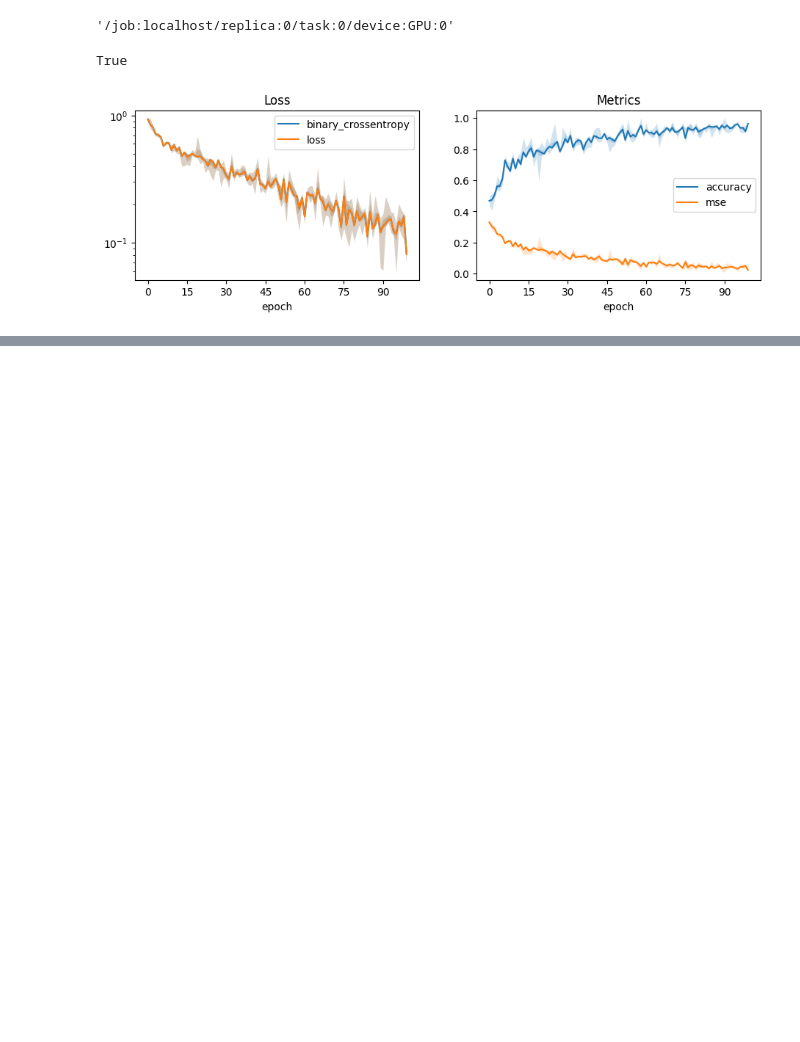
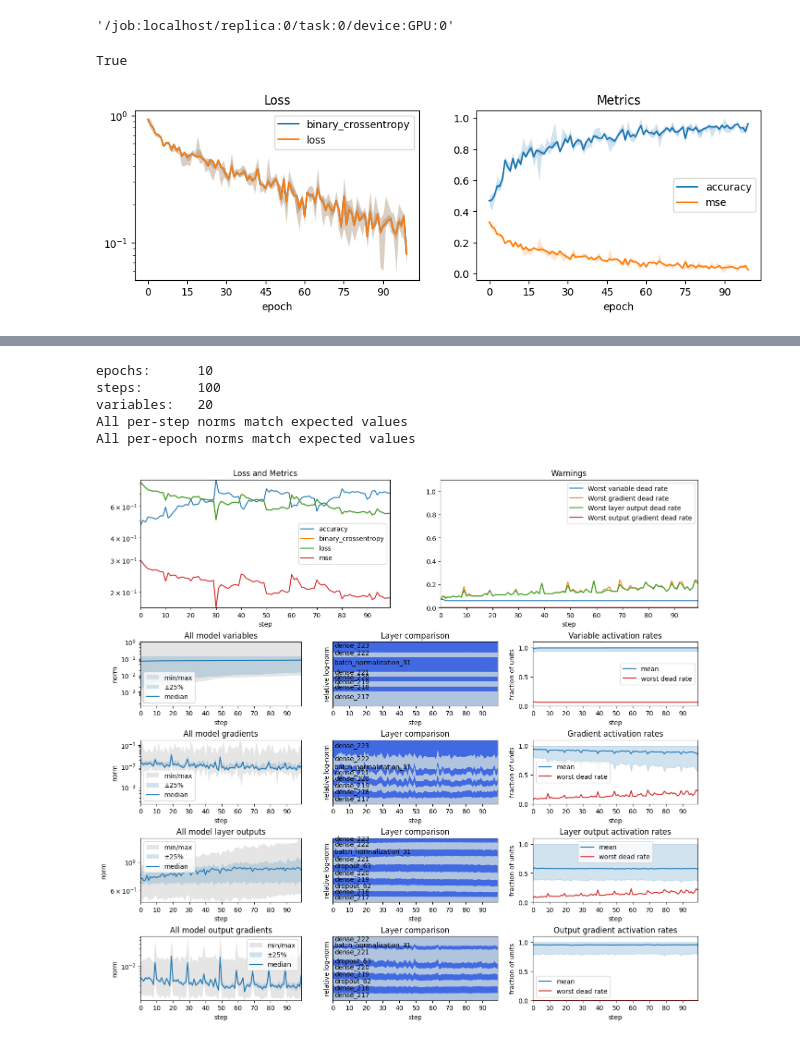
Before and after one commit to malcolmlett/training-instrumentation-toolkit, a Jupyter notebook: Learning_visualisations_v15_gradientNorms.ipynb, the cells around one changed output, grey strips where cells are left out. Cells and saved outputs as stored; diff of their text form; code cells hidden in the pictures; blank space fills up the shorter version.

```diff
--- a/Learning_visualisations_v15_gradientNorms.ipynb
+++ b/Learning_visualisations_v15_gradientNorms.ipynb
@@ -295,0 +324,15 @@ tot.plot_train_history(history)
+# %%
+reload(tot)
+tf.config.run_functions_eagerly(False)
+
+variables = tot.VariableHistoryCallback(per_step=True, collection_sets=[{}])
+gradients = tot.GradientHistoryCallback(per_step=True, collection_sets=[{}])
+outputs = tot.LayerOutputHistoryCallback(per_step=True, collection_sets=[{}])
+epoch_gradients = tot.GradientHistoryCallback(per_step=False, collection_sets=[{}])
+output_gradients = tot.LayerOutputGradientHistoryCallback(per_step=True, collection_sets=[{}])
+
+model = binary_classification_model('he_normal')
+model.compile(optimizer='adam', loss='binary_crossentropy', metrics=['accuracy', 'mse', 'binary_crossentropy'])
+train_X, train_Y, _, _ = binary_classification_dataset()
+dataset = tf.data.Dataset.from_tensor_slices((train_X, train_Y))
+history = tot.fit(model, dataset.batch(32), epochs=10, verbose=0, callbacks=[tot.LessVerboseProgressLogger(), variables, gradients, epoch_gradients, outputs, output_gradients, tot.HistoryStats(per_step=True)])
@@ -295,0 +383,51 @@ tot.plot_train_history(history)
+# %%
+# verify that norms are what we'd expect if computing manually
+batch_count = int(len(gradients.steps) / len(epoch_gradients.epochs))
+print(f"epochs:      {len(epoch_gradients.epochs)}")
+print(f"steps:       {len(gradients.steps)}")
+print(f"variables:   {len(model.variables)}")
+
+err_found = False
+for step in range(len(gradients.steps)):
+  for v_idx in range(len(model.variables)):
+    if model.variables[v_idx].trainable:
+      norm = gradients.value_norms[v_idx][step]
+      raw_grads = gradients.gradients[v_idx][step]
+
+      size = tf.cast(tf.size(raw_grads), dtype=raw_grads.dtype)
+      raw_grad_norm = tf.norm(raw_grads) / tf.sqrt(size)
+
+      if not np.allclose(norm, raw_grad_norm):
+        err_found = True
+        err = norm - raw_grad_norm
+        print(f"  [step {step}, variable {v_idx}]: err: {err} <- raw grads: {raw_grads.shape}, raw grad norm: {raw_grad_norm}, collected norm: {norm}")
+if not err_found:
+  print(f"All per-step norms match expected values")
+
+err_found = False
+for epoch in range(len(epoch_gradients.epochs)):
+  for v_idx in range(len(model.variables)):
+    if model.variables[v_idx].trainable:
+      norm = epoch_gradients.value_norms[v_idx][epoch]
+      raw_grads = epoch_gradients.gradients[v_idx][epoch]
+
+      size = tf.cast(tf.size(raw_grads), dtype=raw_grads.dtype)
+      raw_grad_norm = tf.norm(raw_grads) / tf.sqrt(size)
+
+      if not np.allclose(norm, raw_grad_norm):
+        err_found = True
+        err = norm - raw_grad_norm
+        print(f"  [epoch {epoch}, variable {v_idx}]: err: {err} <- raw grads: {raw_grads.shape}, raw grad norm: {raw_grad_norm}, collected norm: {norm}")
+if not err_found:
+  print(f"All per-epoch norms match expected values")
+# %% [output]
+epochs:      10
+steps:       100
+variables:   20
+All per-step norms match expected values
+All per-epoch norms match expected values
+# %%
+reload(tot)
+tot.plot_history_overview(callbacks=[history, variables, gradients, outputs, output_gradients])
+# %% [output]
+[figure, added]
```
Also changed, not shown: parts of 12 cells of this notebook.
